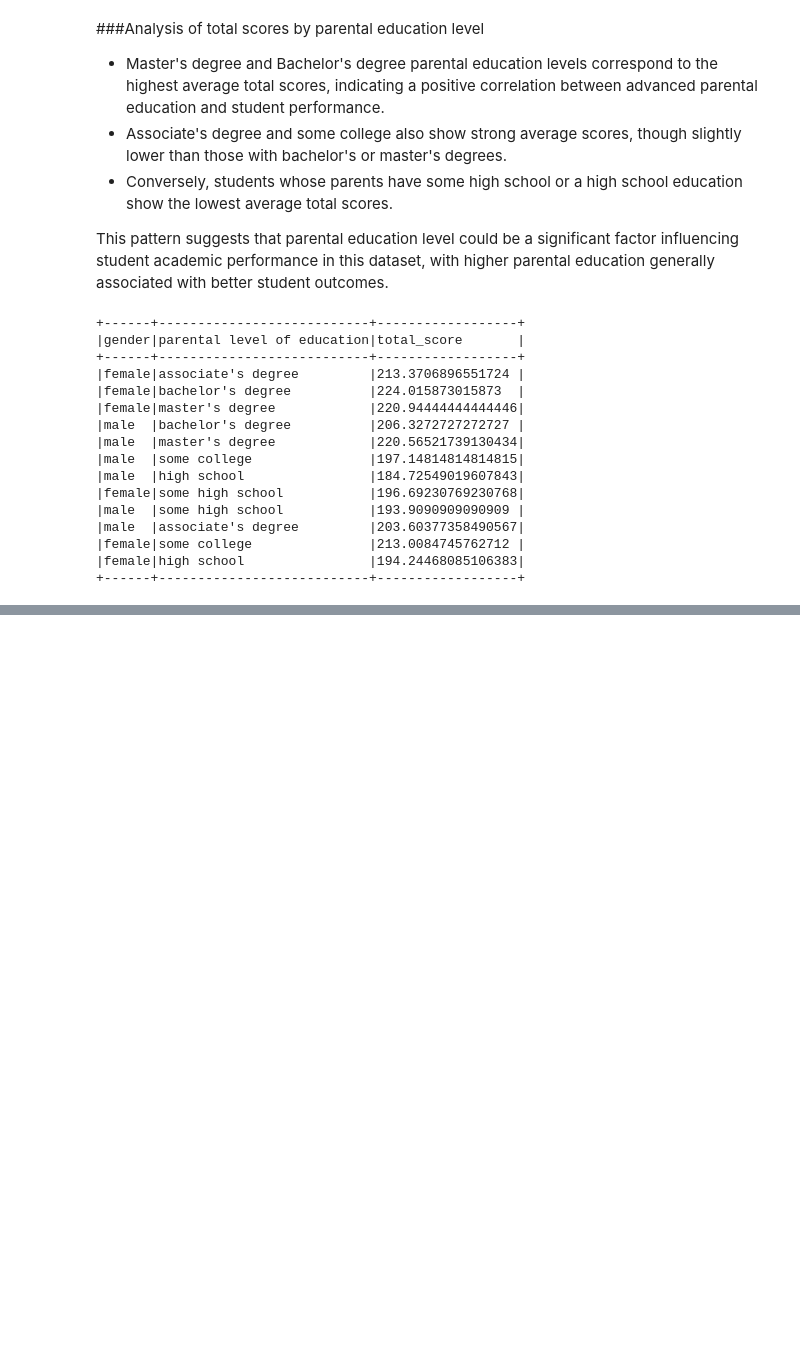
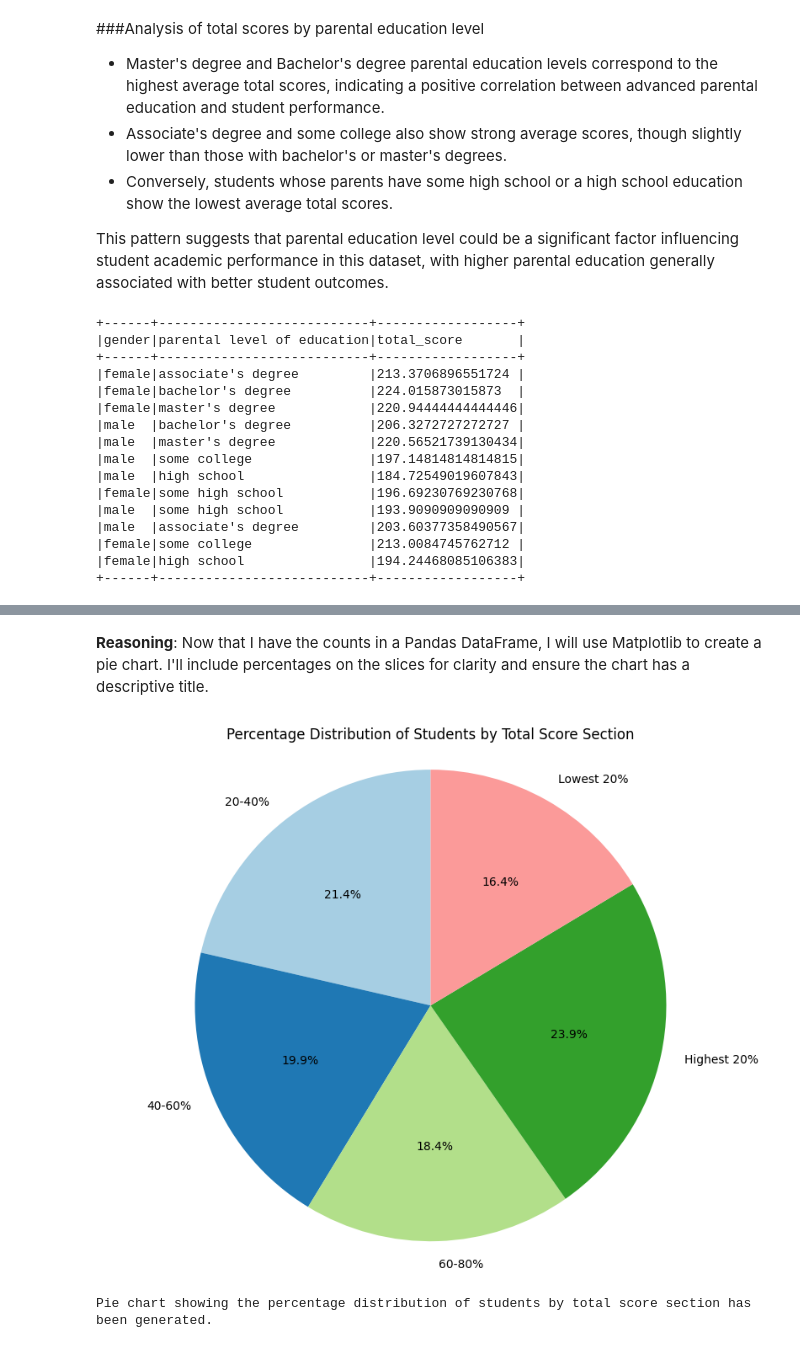
Before and after one commit to zakariaouali16/DataAnalysis, a Jupyter notebook: Student_Performance.ipynb, the cells around one changed output, grey strips where cells are left out. Drawn from its saved outputs; the diff is of its cells as text; code cells hidden in the pictures; blank space fills up the shorter version.

```diff
--- a/Student_Performance.ipynb
+++ b/Student_Performance.ipynb
@@ -273,0 +582,4 @@ total_scores_by_gender_and_education.show(truncate=False)
+# %%
+sections_counts = df_with_sections.groupBy('total_score_section').count().orderBy('total_score_section').toPandas()
+print("Converted PySpark DataFrame of section counts to Pandas DataFrame.")
+print(sections_counts)
@@ -273,0 +594,21 @@ total_scores_by_gender_and_education.show(truncate=False)
+# %% [markdown]
+**Reasoning**:
+Now that I have the counts in a Pandas DataFrame, I will use Matplotlib to create a pie chart. I'll include percentages on the slices for clarity and ensure the chart has a descriptive title.
+# %%
+import matplotlib.pyplot as plt
+
+plt.figure(figsize=(10, 8))
+plt.pie(
+    sections_counts['count'],
+    labels=sections_counts['total_score_section'],
+    autopct='%1.1f%%',  # Show percentages on the slices
+    startangle=90,      # Start the first slice at the top
+    colors=plt.cm.Paired.colors # Use a color map for better visual distinction
+)
+plt.title('Percentage Distribution of Students by Total Score Section')
+plt.axis('equal') # Equal aspect ratio ensures that pie is drawn as a circle.
+plt.show()
+print("Pie chart showing the percentage distribution of students by total score section has been generated.")
+# %% [output]
+[figure, added]
+Pie chart showing the percentage distribution of students by total score section has been generated.
```
Also changed, not shown: parts of 60 cells of this notebook.
